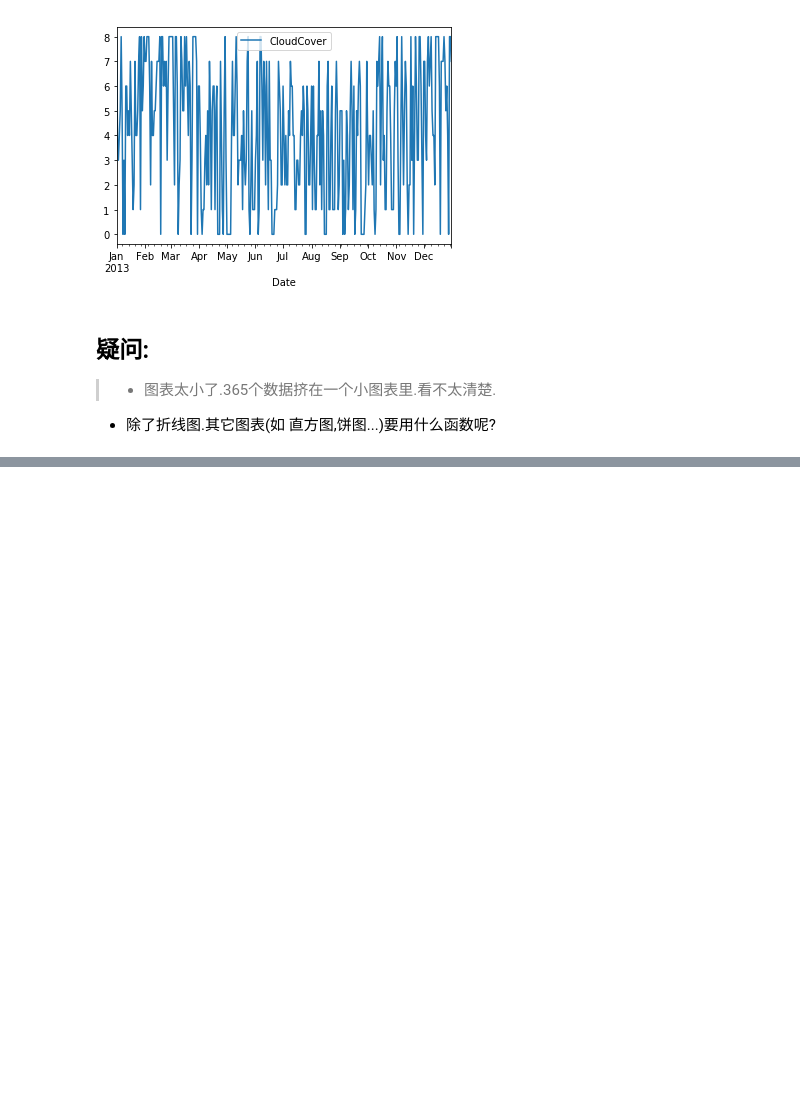
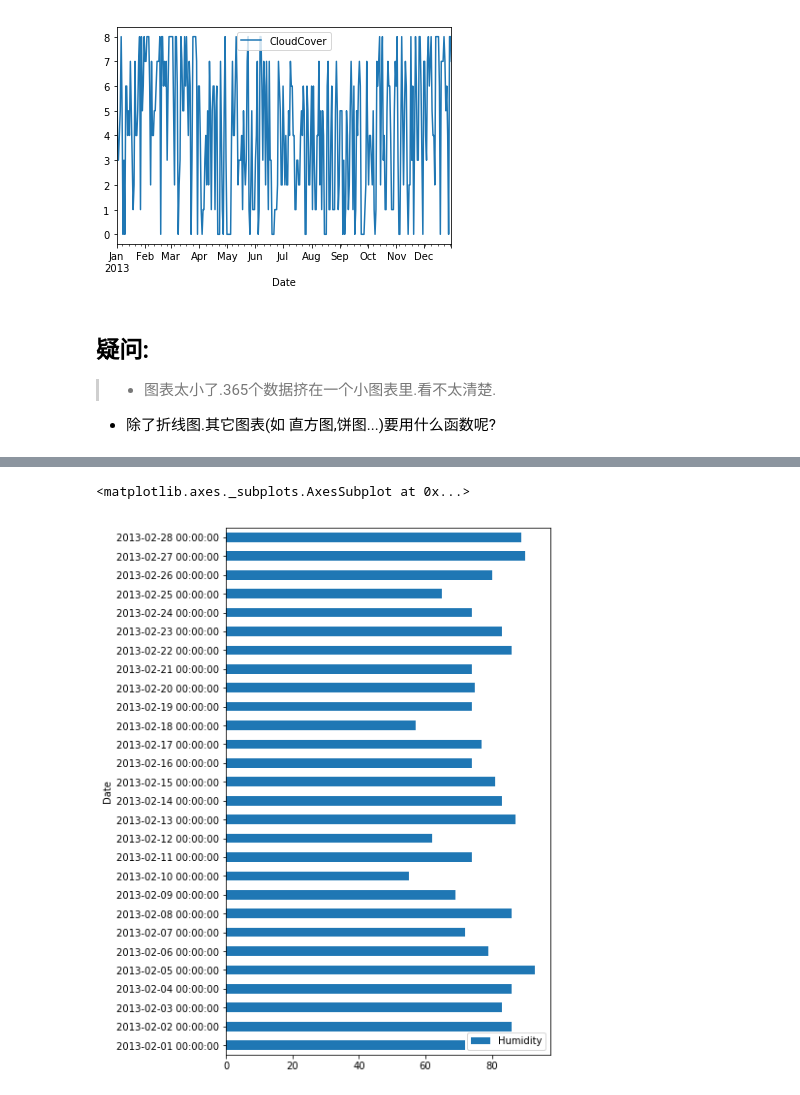
Before and after one commit to pnjoe/data-analysis, a Jupyter notebook: 天气数据简单分析-作业.ipynb, the cells around one changed output, grey strips where cells are left out. Cells and saved outputs as stored; diff of their text form; code cells hidden in the pictures; blank space fills up the shorter version.

Commit message:
Add files via upload
更新图表函数的一些新学到的参数.kind,figsize

```diff
--- a/天气数据简单分析-作业.ipynb
+++ b/天气数据简单分析-作业.ipynb
@@ -227,0 +251,6 @@ weather.plot(y='CloudCover')
+# %%
+# 将2月份的湿度 用横向条形图(以宽度6,高度10) 绘图出来
+Feb.plot(y='Humidity', kind='barh', figsize=(6,10))
+# %% [output]
+<matplotlib.axes._subplots.AxesSubplot at 0x...>
+[figure, added]
```
Also changed, not shown: parts of 8 cells of this notebook.
